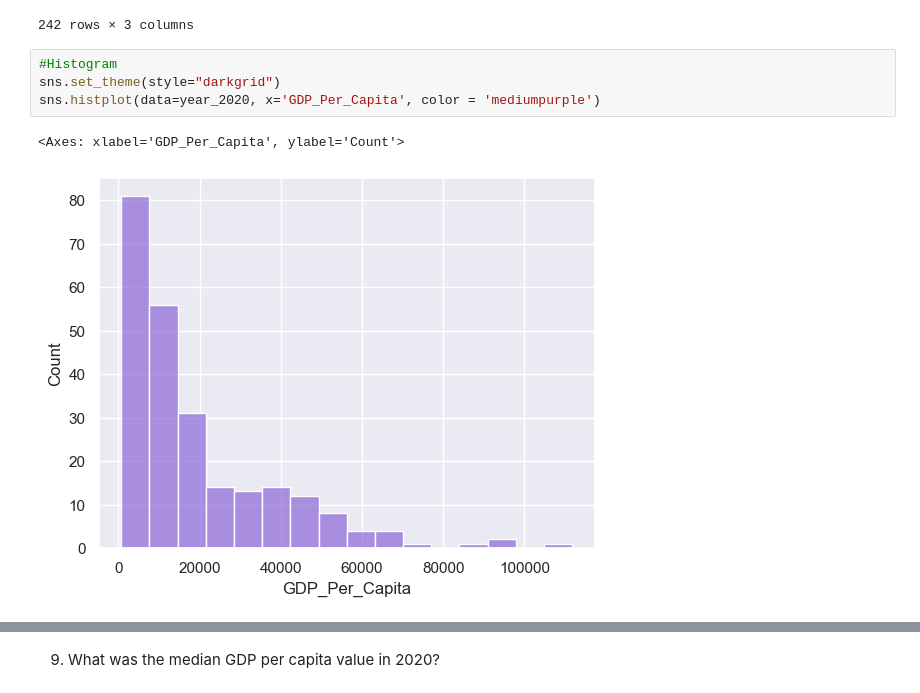
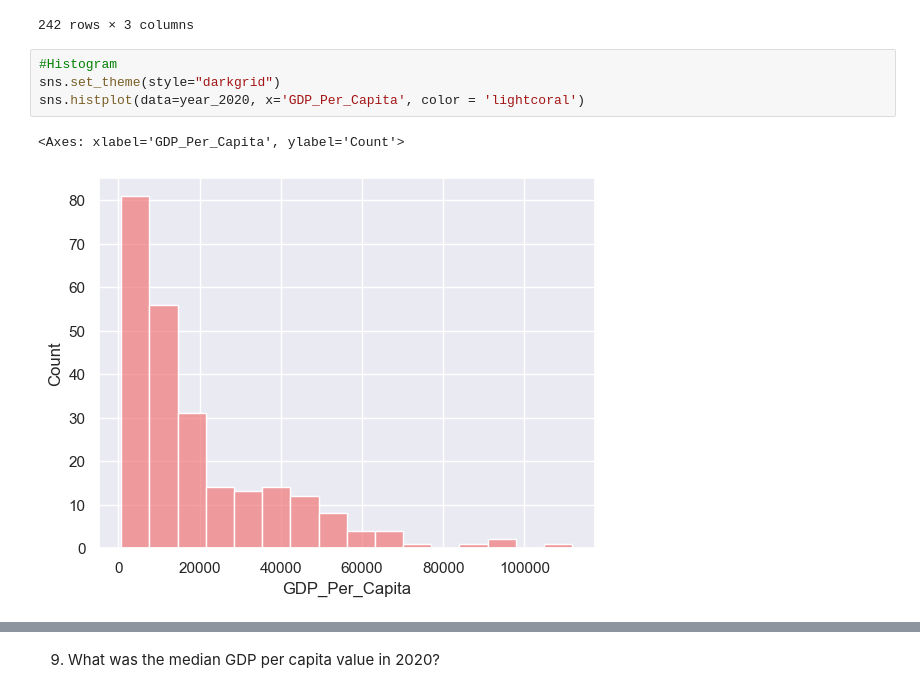
Before and after one commit to NSS-Data-Analytics-Cohort-12/un-python-aimeejohnson, a Jupyter notebook: notebooks/un_project.ipynb, the cells around one changed output, grey strips where cells are left out. Drawn from its saved outputs; the diff is of its cells as text.

```diff
--- a/notebooks/un_project.ipynb
+++ b/notebooks/un_project.ipynb
@@ -117,10 +137,10 @@ year_2020
 # %%
 #Histogram
 sns.set_theme(style="darkgrid")
-sns.histplot(data=year_2020, x='GDP_Per_Capita', color = 'mediumpurple')
+sns.histplot(data=year_2020, x='GDP_Per_Capita', color = 'lightcoral')
 # %% [output]
 <Axes: xlabel='GDP_Per_Capita', ylabel='Count'>
-[figure, old version]
+[figure, new version]
 # %%
 #Density Plot
 sns.set_theme(style="darkgrid")
```
Also changed, not shown: parts of 17 cells of this notebook.
